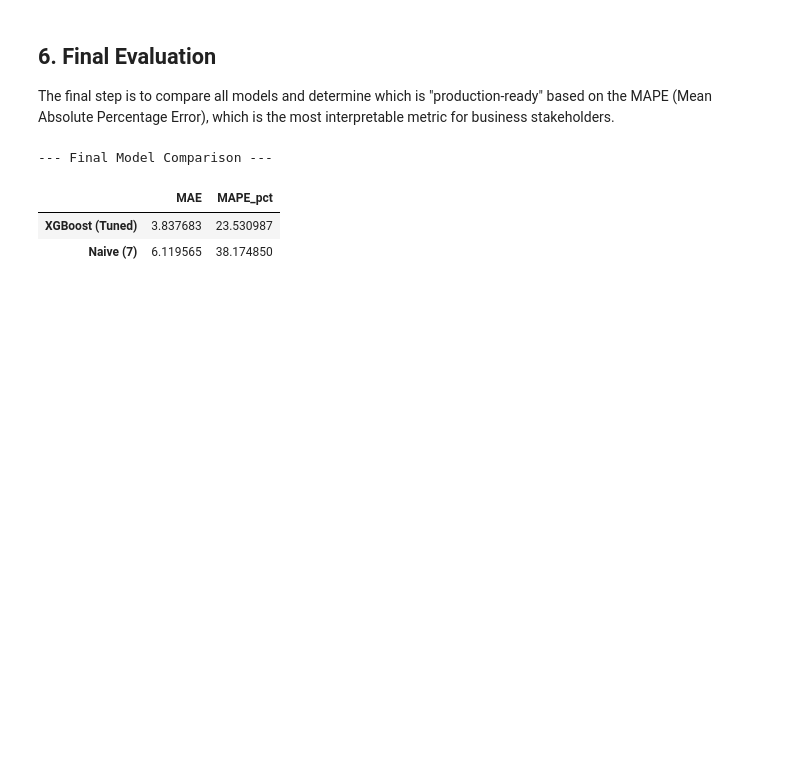
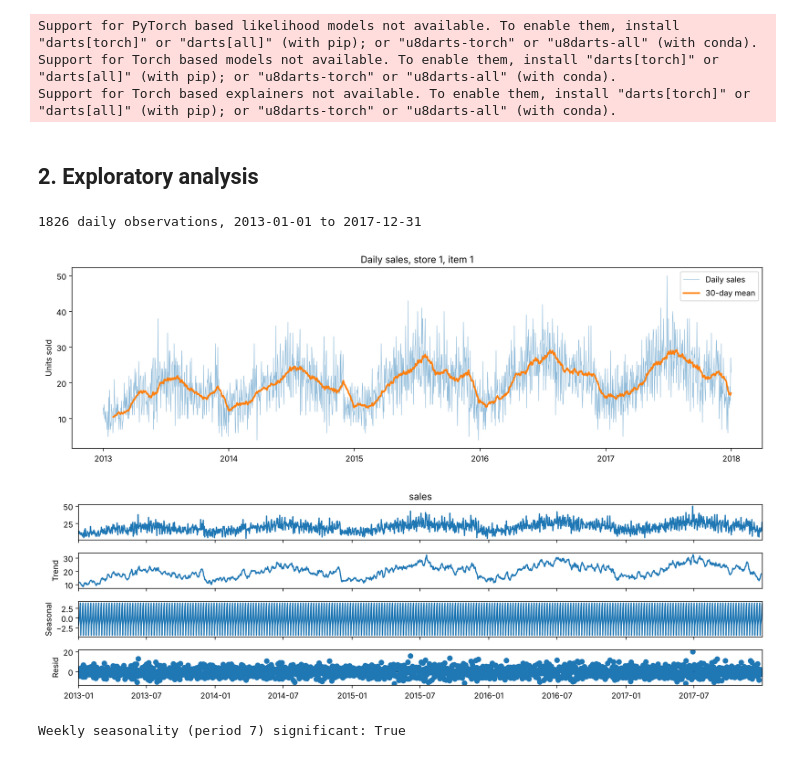
Before and after one commit to LiubovRev/Production-Grade-Time-Series-Forecasting, a Jupyter notebook: time_series_analysis.ipynb, the cells around one changed output. Cells and saved outputs as stored; diff of their text form; code cells hidden in the pictures; blank space fills up the shorter version.

```diff
--- a/time_series_analysis.ipynb
+++ b/time_series_analysis.ipynb
@@ -205,12 +15,0 @@ plot_forecasts(train, val=train[-365:], preds={'XGB Backtest': merged_backtest},
-# %% [markdown]
-## 6. Final Evaluation
-
-The final step is to compare all models and determine which is "production-ready" based on the MAPE (Mean Absolute Percentage Error), which is the most interpretable metric for business stakeholders.
-# %%
-print("--- Final Model Comparison ---")
-display(results_df.sort_values(by='MAPE_pct'))
-# %% [output]
---- Final Model Comparison ---
-|  | MAE | MAPE_pct |
-| XGBoost (Tuned) | 3.837683 | 23.530987 |
-| Naive (7) | 6.119565 | 38.174850 |
@@ -222,0 +16,47 @@ display(results_df.sort_values(by='MAPE_pct'))
+# %%
+import warnings
+warnings.filterwarnings("ignore")
+
+import joblib
+import numpy as np
+import pandas as pd
+import matplotlib.pyplot as plt
+from statsmodels.tsa.seasonal import seasonal_decompose
+
+from darts.models import NaiveSeasonal, NaiveDrift, ExponentialSmoothing, AutoARIMA, XGBModel
+from darts.metrics import mae, mape
+from darts.utils.statistics import check_seasonality
+from darts.explainability import ShapExplainer
+
+from utils import load_series, make_calendar_covariates, make_xgb, fit_eval_model, grid_search_xgb
+
+STORE, ITEM = 1, 1
+VAL_START, TEST_START = "2017-07-01", "2017-10-01"   # 92-day validation and test windows
+SEED = 42
+plt.rcParams["figure.figsize"] = (13, 4)
+# %% [output]
+Support for PyTorch based likelihood models not available. To enable them, install "darts[torch]" or "darts[all]" (with pip); or "u8darts-torch" or "u8darts-all" (with conda).
+Support for Torch based models not available. To enable them, install "darts[torch]" or "darts[all]" (with pip); or "u8darts-torch" or "u8darts-all" (with conda).
+Support for Torch based explainers not available. To enable them, install "darts[torch]" or "darts[all]" (with pip); or "u8darts-torch" or "u8darts-all" (with conda).
+# %% [markdown]
+## 2. Exploratory analysis
+# %%
+series = load_series("data/train.csv", store=STORE, item=ITEM)
+print(f"{len(series)} daily observations, {series.start_time().date()} to {series.end_time().date()}")
+
+s = series.to_series()
+fig, ax = plt.subplots()
+ax.plot(s.index, s.values, lw=0.6, alpha=0.5, label="Daily sales")
+ax.plot(s.index, s.rolling(30).mean(), lw=2, label="30-day mean")
+ax.set_title(f"Daily sales, store {STORE}, item {ITEM}"); ax.set_ylabel("Units sold"); ax.legend()
+plt.tight_layout(); plt.savefig("images/demand_dynamics.png", dpi=120); plt.show()
+
+seasonal_decompose(s, model="additive", period=7).plot(); plt.show()
+
+is_weekly, _ = check_seasonality(series, m=7, alpha=0.05)
+print(f"Weekly seasonality (period 7) significant: {is_weekly}")
+# %% [output]
+1826 daily observations, 2013-01-01 to 2017-12-31
+[figure, added]
+[figure, added]
+Weekly seasonality (period 7) significant: True
```
Also changed, not shown: parts of 28 cells of this notebook, 4 other files.
